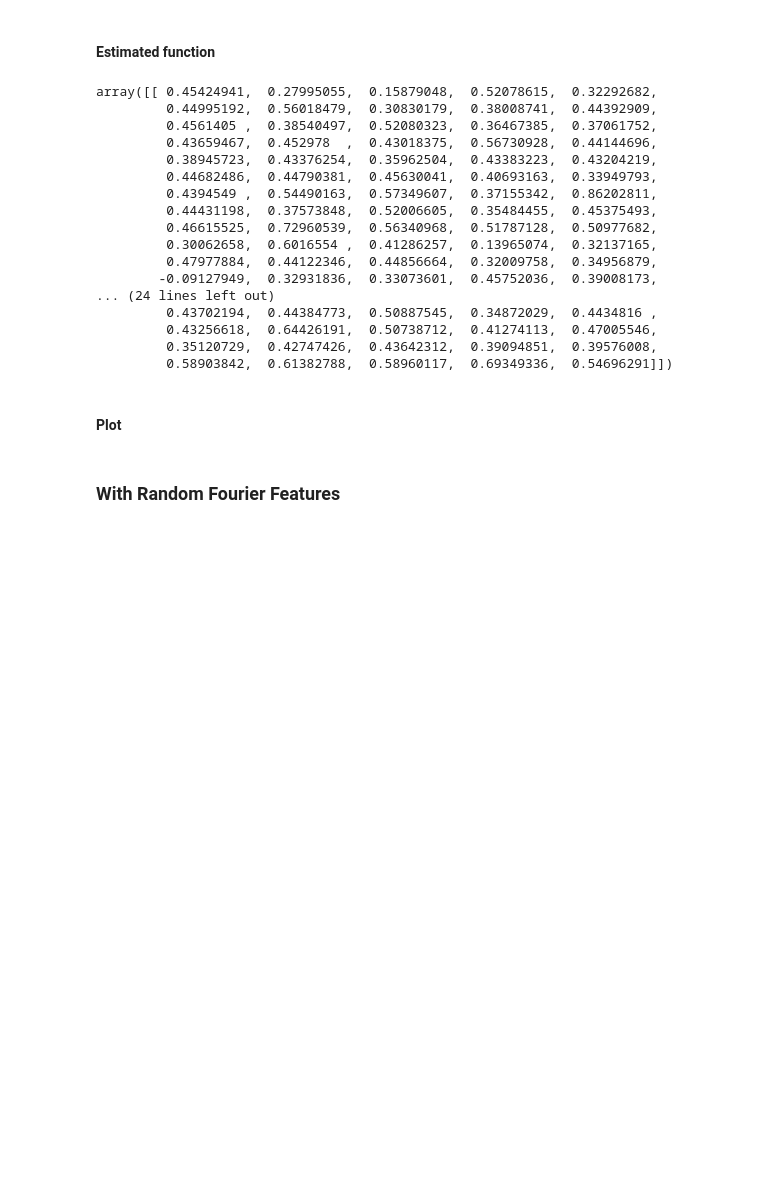
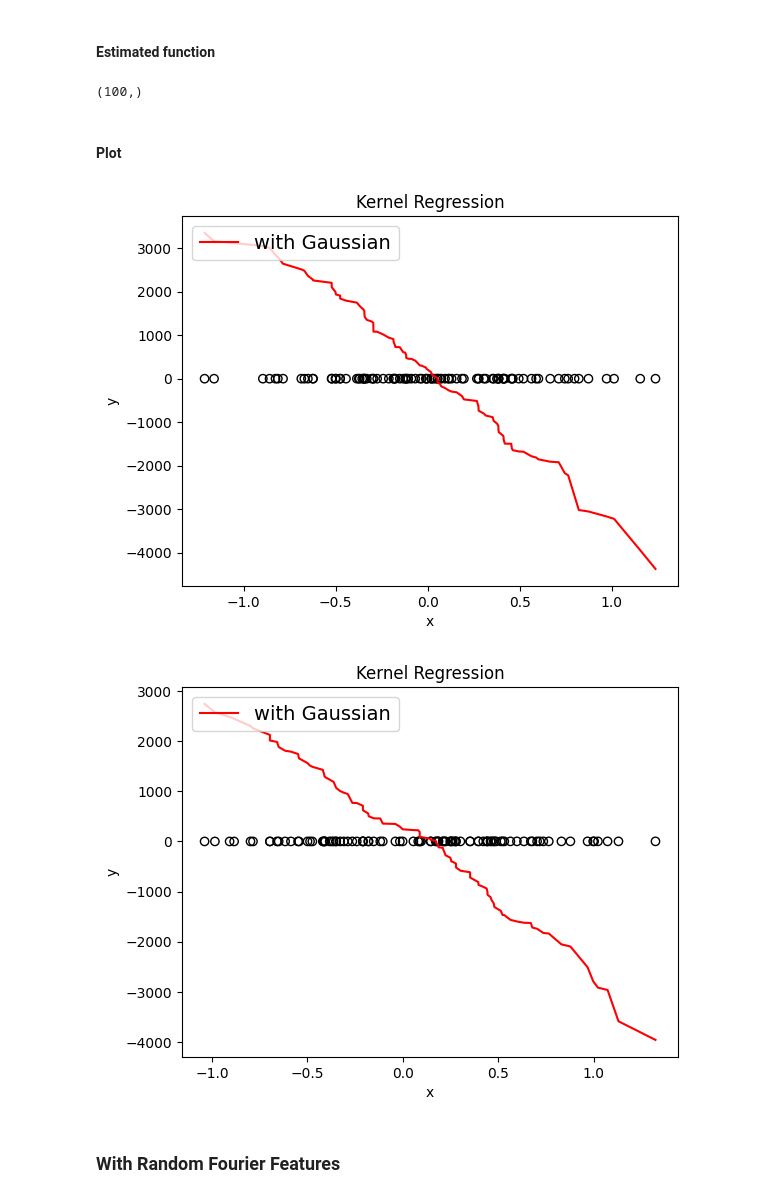
Before and after one commit to helenatp/prosjektoppgaveTPK4560, a Jupyter notebook: src/vector_valued_wih_RFF.ipynb, the cells around one changed output. Cells and saved outputs as stored; diff of their text form; code cells hidden in the pictures; blank space fills up the shorter version.

Commit message:
Started on plotting, something is wrong

```diff
--- a/src/vector_valued_wih_RFF.ipynb
+++ b/src/vector_valued_wih_RFF.ipynb
@@ -112,27 +113,36 @@ def estiamted_function(alpha, x, n, dim):
         function[:, i] = sum1 # Blir ca halvparten så liten :((
     return function
 
-estiamted_function(alpha_, x_vector, n, dimension)
+func = estiamted_function(alpha_, x, n, dimension)
+func[0]
+r = np.sort(x1)
+func[0].shape
 # %% [output]
-array([[ 0.45424941,  0.27995055,  0.15879048,  0.52078615,  0.32292682,
-         0.44995192,  0.56018479,  0.30830179,  0.38008741,  0.44392909,
-         0.4561405 ,  0.38540497,  0.52080323,  0.36467385,  0.37061752,
-         0.43659467,  0.452978  ,  0.43018375,  0.56730928,  0.44144696,
-         0.38945723,  0.43376254,  0.35962504,  0.43383223,  0.43204219,
-         0.44682486,  0.44790381,  0.45630041,  0.40693163,  0.33949793,
-         0.4394549 ,  0.54490163,  0.57349607,  0.37155342,  0.86202811,
-         0.44431198,  0.37573848,  0.52006605,  0.35484455,  0.45375493,
-         0.46615525,  0.72960539,  0.56340968,  0.51787128,  0.50977682,
-         0.30062658,  0.6016554 ,  0.41286257,  0.13965074,  0.32137165,
-         0.47977884,  0.44122346,  0.44856664,  0.32009758,  0.34956879,
-        -0.09127949,  0.32931836,  0.33073601,  0.45752036,  0.39008173,
-... (24 lines left out)
-         0.43702194,  0.44384773,  0.50887545,  0.34872029,  0.4434816 ,
-         0.43256618,  0.64426191,  0.50738712,  0.41274113,  0.47005546,
-         0.35120729,  0.42747426,  0.43642312,  0.39094851,  0.39576008,
-         0.58903842,  0.61382788,  0.58960117,  0.69349336,  0.54696291]])
+(100,)
 # %% [markdown]
 #### Plot
+# %%
+# Plot for x1 and y1
+f = plt.figure(1)
+plt.scatter(x1,y1, facecolors ='none' , edgecolors = "k" , marker = "o")
+plt.plot(np.sort(x1), func[0], c="r", label="with Gaussian")
+plt.xlabel("x")
+plt.ylabel("y")
+plt.title("Kernel Regression")
+plt.legend( loc = "upper left" , frameon = True , prop ={'size': 14 } )
+f.show()
+
+g = plt.figure(2)
+plt.scatter(x2,y2, facecolors ='none' , edgecolors = "k" , marker = "o")
+plt.plot(np.sort(x2), func[1], c="r", label="with Gaussian")
+plt.xlabel("x")
+plt.ylabel("y")
+plt.title("Kernel Regression")
+plt.legend( loc = "upper left" , frameon = True , prop ={'size': 14 } )
+g.show()
+# %% [output]
+[figure, added]
+[figure, added]
 # %% [markdown]
 ### With Random Fourier Features
 # %% [markdown]
```
Also changed, not shown: parts of 6 cells of this notebook, 1 other file.
